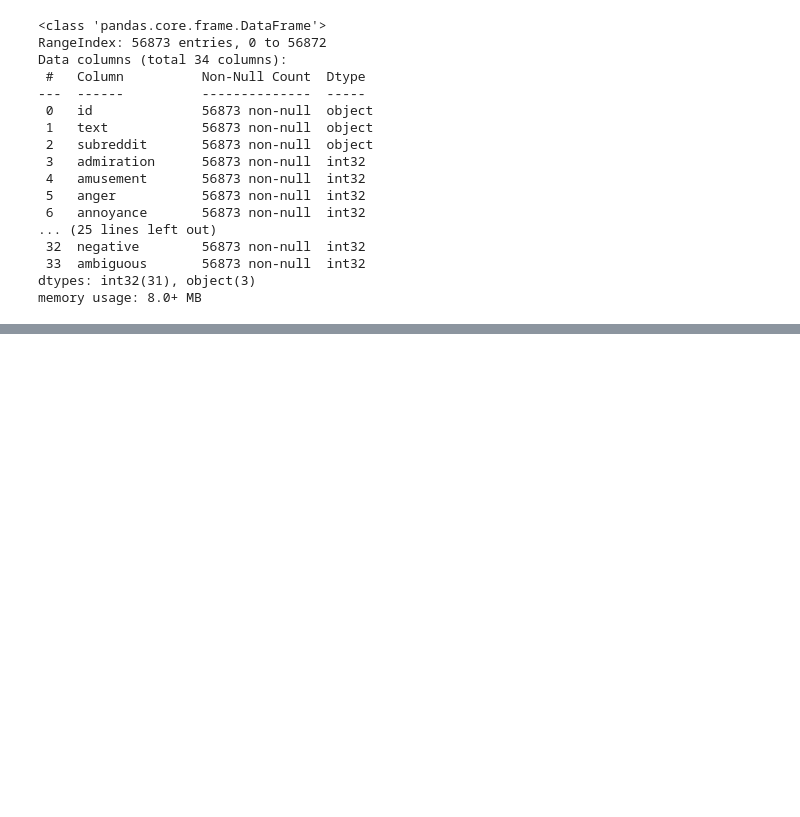
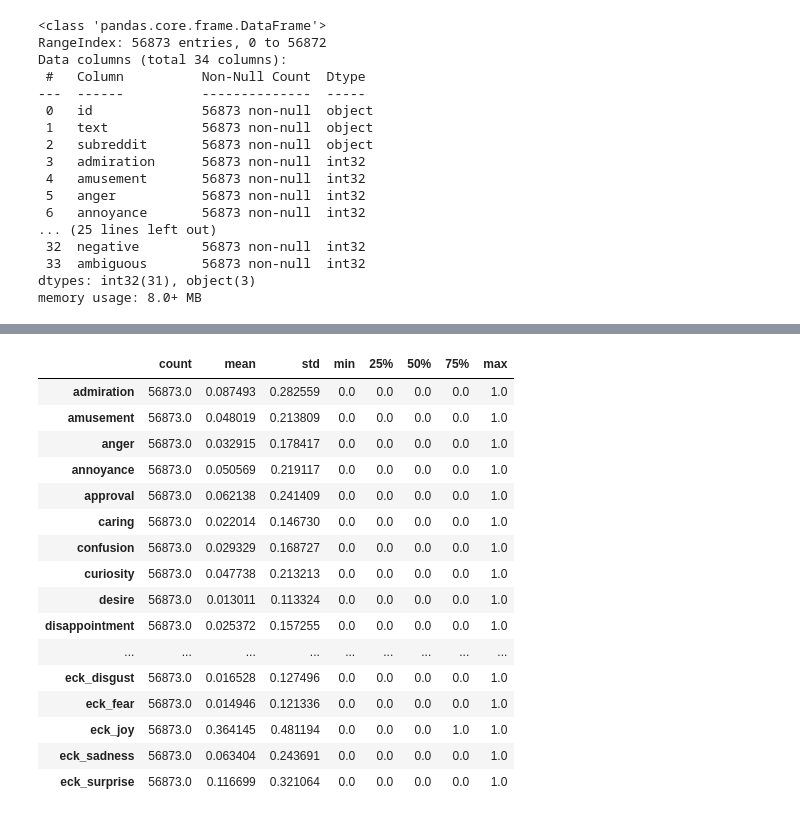
Before and after one commit to ntran119/GoEmotions_Brainstation_Cap, a Jupyter notebook: GoEmo_Wrangling.ipynb, the cells around one changed output, grey strips where cells are left out. Saved outputs shown, nothing was run; the diff lists cells and outputs as text; code cells hidden in the pictures; blank space fills up the shorter version.

```diff
--- a/GoEmo_Wrangling.ipynb
+++ b/GoEmo_Wrangling.ipynb
@@ -673,0 +754,3 @@ Made a new dataset of just id, text, subreddit, and emotions
+# %%
+Goemo_model_df['ambiguous'] = Goemo_model_df['Abm']
+Goemo_model_df.drop(['Abm'], axis = 1, inplace = True)
@@ -673,0 +875,12 @@ Made a new dataset of just id, text, subreddit, and emotions
+# %%
+# copy same process for pos/neg/amb sentiment
+sadness_map = Goemo_model_df[Goemo_model_df.columns[Goemo_model_df.columns.isin(ekman_dict['sadness'])]].copy()
+
+# make a totals column in new dataframe, rowise addition
+sadness_map['total'] = sadness_map.sum(axis=1)
+
+# make a ambiguous column, 1 if there is a value in the totals column
+sadness_map['eck_sadness'] = np.where(sadness_map['total'] >= 1, 1, 0)
+
+#check
+sadness_map[sadness_map['total'] > 0].sum()
@@ -673,0 +896,12 @@ Made a new dataset of just id, text, subreddit, and emotions
+# %%
+# copy same process for pos/neg/amb sentiment
+surprise_map = Goemo_model_df[Goemo_model_df.columns[Goemo_model_df.columns.isin(ekman_dict['surprise'])]].copy()
+
+# make a totals column in new dataframe, rowise addition
+surprise_map['total'] = surprise_map.sum(axis=1)
+
+# make a ambiguous column, 1 if there is a value in the totals column
+surprise_map['eck_surprise'] = np.where(surprise_map['total'] >= 1, 1, 0)
+
+#check
+surprise_map[surprise_map['total'] > 0].sum()
@@ -673,0 +916,34 @@ Made a new dataset of just id, text, subreddit, and emotions
+# %%
+# append these columns to the old dataset
+Goemo_model_df['eck_anger'] = anger_map['eck_anger']
+
+Goemo_model_df['eck_disgust'] = disgust_map['eck_disgust']
+
+Goemo_model_df['eck_fear'] = fear_map['eck_fear']
+
+Goemo_model_df['eck_joy'] = joy_map['eck_joy']
+
+Goemo_model_df['eck_sadness'] = sadness_map['eck_sadness']
+
+Goemo_model_df['eck_surprise'] = surprise_map['eck_surprise']
+# %%
+numeric = Goemo_model_df.select_dtypes(include=np.number)
+numeric.describe().T
+# %% [output]
+|  | count | mean | std | min | 25% | 50% | 75% | max |
+| admiration | 56873.0 | 0.087493 | 0.282559 | 0.0 | 0.0 | 0.0 | 0.0 | 1.0 |
+| amusement | 56873.0 | 0.048019 | 0.213809 | 0.0 | 0.0 | 0.0 | 0.0 | 1.0 |
+| anger | 56873.0 | 0.032915 | 0.178417 | 0.0 | 0.0 | 0.0 | 0.0 | 1.0 |
+| annoyance | 56873.0 | 0.050569 | 0.219117 | 0.0 | 0.0 | 0.0 | 0.0 | 1.0 |
+| approval | 56873.0 | 0.062138 | 0.241409 | 0.0 | 0.0 | 0.0 | 0.0 | 1.0 |
+| caring | 56873.0 | 0.022014 | 0.146730 | 0.0 | 0.0 | 0.0 | 0.0 | 1.0 |
+| confusion | 56873.0 | 0.029329 | 0.168727 | 0.0 | 0.0 | 0.0 | 0.0 | 1.0 |
+| curiosity | 56873.0 | 0.047738 | 0.213213 | 0.0 | 0.0 | 0.0 | 0.0 | 1.0 |
+| desire | 56873.0 | 0.013011 | 0.113324 | 0.0 | 0.0 | 0.0 | 0.0 | 1.0 |
+| disappointment | 56873.0 | 0.025372 | 0.157255 | 0.0 | 0.0 | 0.0 | 0.0 | 1.0 |
+| ... | ... | ... | ... | ... | ... | ... | ... | ... |
+| eck_disgust | 56873.0 | 0.016528 | 0.127496 | 0.0 | 0.0 | 0.0 | 0.0 | 1.0 |
+| eck_fear | 56873.0 | 0.014946 | 0.121336 | 0.0 | 0.0 | 0.0 | 0.0 | 1.0 |
+| eck_joy | 56873.0 | 0.364145 | 0.481194 | 0.0 | 0.0 | 0.0 | 1.0 | 1.0 |
+| eck_sadness | 56873.0 | 0.063404 | 0.243691 | 0.0 | 0.0 | 0.0 | 0.0 | 1.0 |
+| eck_surprise | 56873.0 | 0.116699 | 0.321064 | 0.0 | 0.0 | 0.0 | 0.0 | 1.0 |
```
Also changed, not shown: parts of 42 cells of this notebook, 3 other files.
